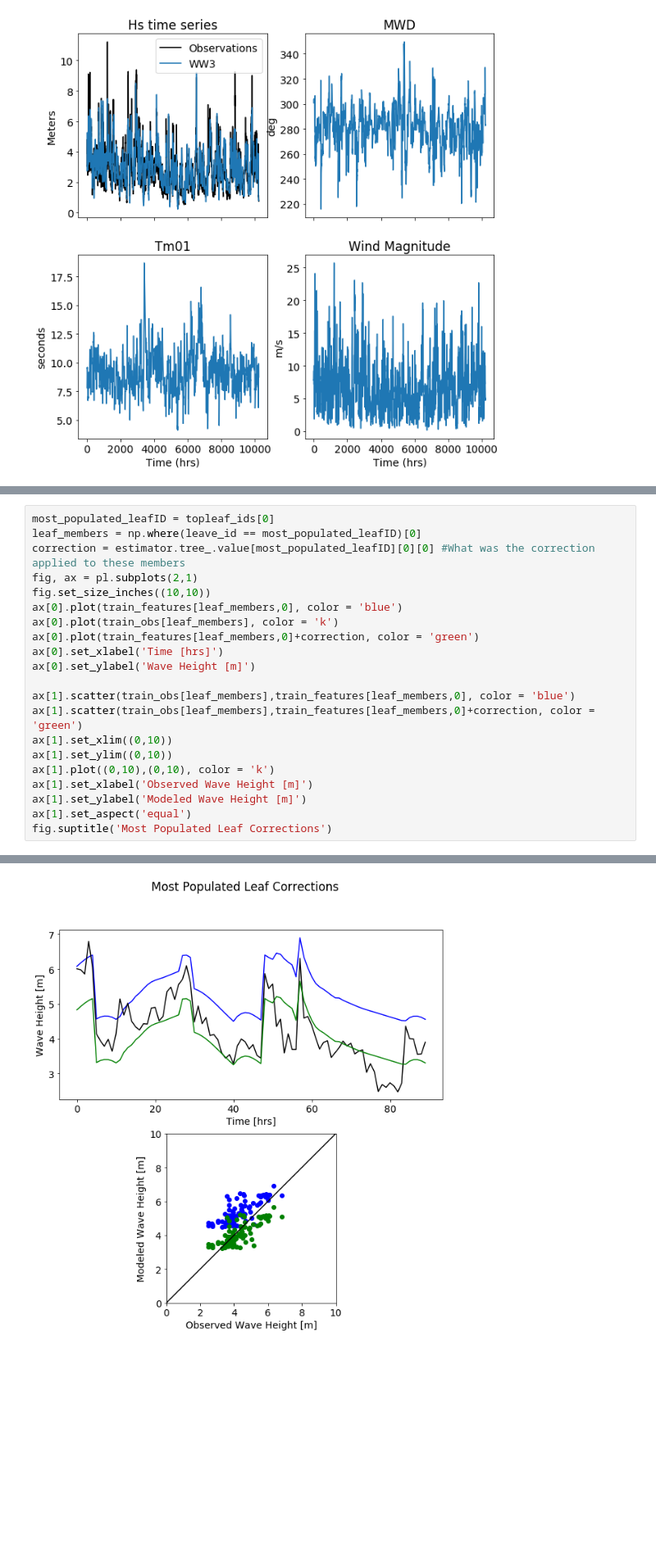
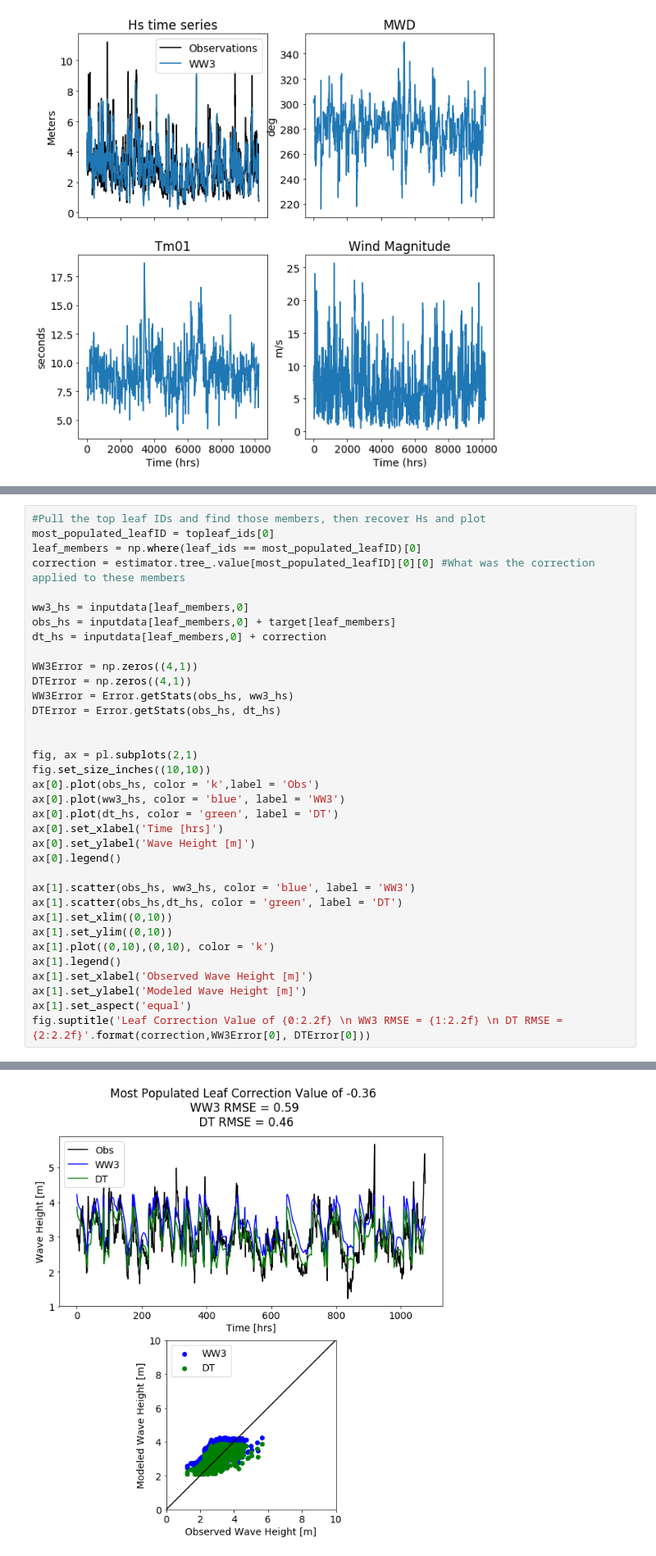
Before and after one commit to anellenson/DecisionTree_WaveForecasts, a Jupyter notebook: DecisionTree_WaveForecasting.ipynb, the cells around one changed output, grey strips where cells are left out. Shown: that part at 82% size. Saved outputs shown, nothing was run; the diff lists cells and outputs as text; blank space fills up the shorter version.

```diff
--- a/DecisionTree_WaveForecasting.ipynb
+++ b/DecisionTree_WaveForecasting.ipynb
@@ -388,22 +424,36 @@ ax[1,1].axis('off')
 # %%
+#Pull the top leaf IDs and find those members, then recover Hs and plot
 most_populated_leafID = topleaf_ids[0]
-leaf_members = np.where(leave_id == most_populated_leafID)[0]
+leaf_members = np.where(leaf_ids == most_populated_leafID)[0]
 correction = estimator.tree_.value[most_populated_leafID][0][0] #What was the correction applied to these members
+
+ww3_hs = inputdata[leaf_members,0]
+obs_hs = inputdata[leaf_members,0] + target[leaf_members]
+dt_hs = inputdata[leaf_members,0] + correction
+
+WW3Error = np.zeros((4,1))
+DTError = np.zeros((4,1))
+WW3Error = Error.getStats(obs_hs, ww3_hs)
+DTError = Error.getStats(obs_hs, dt_hs)
+
+
 fig, ax = pl.subplots(2,1)
 fig.set_size_inches((10,10))
-ax[0].plot(train_features[leaf_members,0], color = 'blue')
-ax[0].plot(train_obs[leaf_members], color = 'k')
-ax[0].plot(train_features[leaf_members,0]+correction, color = 'green')
+ax[0].plot(obs_hs, color = 'k',label = 'Obs')
+ax[0].plot(ww3_hs, color = 'blue', label = 'WW3')
+ax[0].plot(dt_hs, color = 'green', label = 'DT')
 ax[0].set_xlabel('Time [hrs]')
 ax[0].set_ylabel('Wave Height [m]')
+ax[0].legend()
 
-ax[1].scatter(train_obs[leaf_members],train_features[leaf_members,0], color = 'blue')
-ax[1].scatter(train_obs[leaf_members],train_features[leaf_members,0]+correction, color = 'green')
+ax[1].scatter(obs_hs, ww3_hs, color = 'blue', label = 'WW3')
+ax[1].scatter(obs_hs,dt_hs, color = 'green', label = 'DT')
 ax[1].set_xlim((0,10))
 ax[1].set_ylim((0,10))
 ax[1].plot((0,10),(0,10), color = 'k')
+ax[1].legend()
 ax[1].set_xlabel('Observed Wave Height [m]')
 ax[1].set_ylabel('Modeled Wave Height [m]')
 ax[1].set_aspect('equal')
-fig.suptitle('Most Populated Leaf Corrections')
+fig.suptitle('Leaf Correction Value of {0:2.2f} \n WW3 RMSE = {1:2.2f} \n DT RMSE = {2:2.2f}'.format(correction,WW3Error[0], DTError[0]))
 # %% [output]
@@ -411 +461 @@ Text(0.5,0.98,'Most Populated Leaf Corrections')
-[figure, old version]
+[figure, new version]
```
Also changed, not shown: parts of 18 cells of this notebook.
